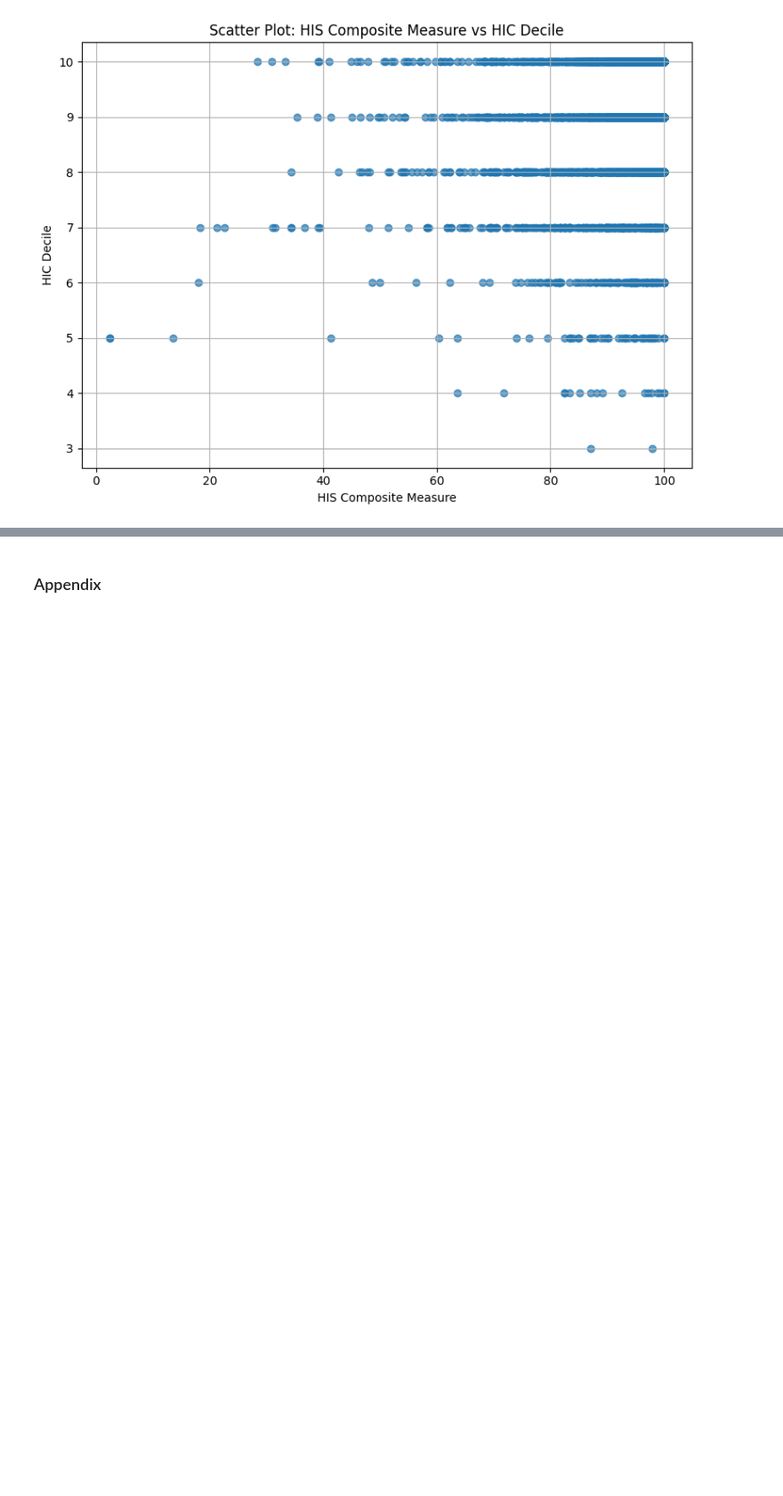
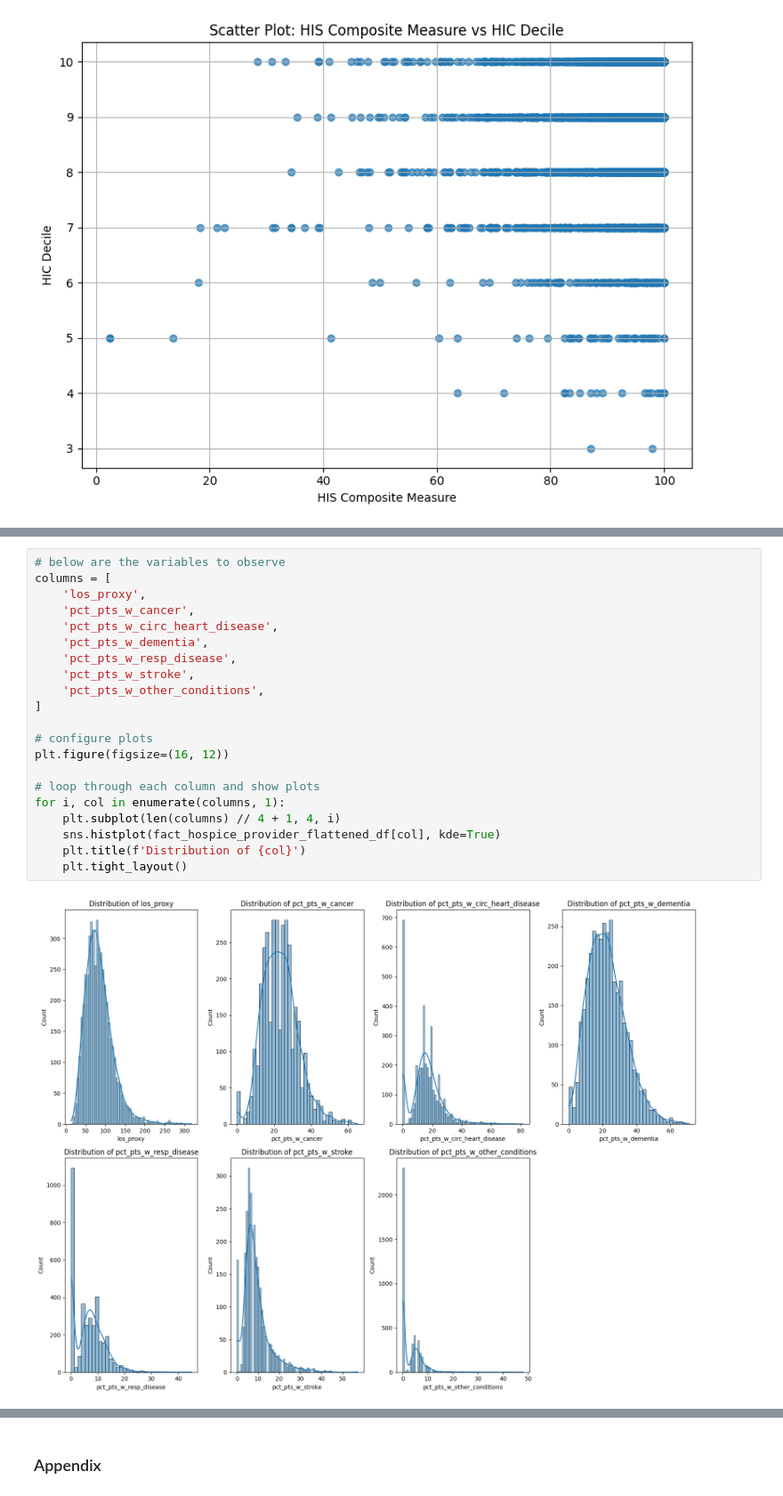
Before and after one commit to kylejbiron/kyle-tuesday-health-tech-assignment, a Jupyter notebook: hospice_quality_metrics/notebooks/hospice_analysis.ipynb, the cells around one changed output, grey strips where cells are left out. Shown: that part at 89% size. Saved outputs shown, nothing was run; the diff lists cells and outputs as text; blank space fills up the shorter version.

```diff
--- a/hospice_quality_metrics/notebooks/hospice_analysis.ipynb
+++ b/hospice_quality_metrics/notebooks/hospice_analysis.ipynb
@@ -189,0 +210,23 @@ plt.show()
+# %%
+# below are the variables to observe
+columns = [
+    'los_proxy',
+    'pct_pts_w_cancer',
+    'pct_pts_w_circ_heart_disease',
+    'pct_pts_w_dementia',
+    'pct_pts_w_resp_disease',
+    'pct_pts_w_stroke',
+    'pct_pts_w_other_conditions',
+]
+
+# configure plots
+plt.figure(figsize=(16, 12))
+
+# loop through each column and show plots
+for i, col in enumerate(columns, 1):
+    plt.subplot(len(columns) // 4 + 1, 4, i)
+    sns.histplot(fact_hospice_provider_flattened_df[col], kde=True)
+    plt.title(f'Distribution of {col}')
+    plt.tight_layout()
+# %% [output]
+[figure, added]
```
Also changed, not shown: parts of 4 cells of this notebook, 2 other files.
